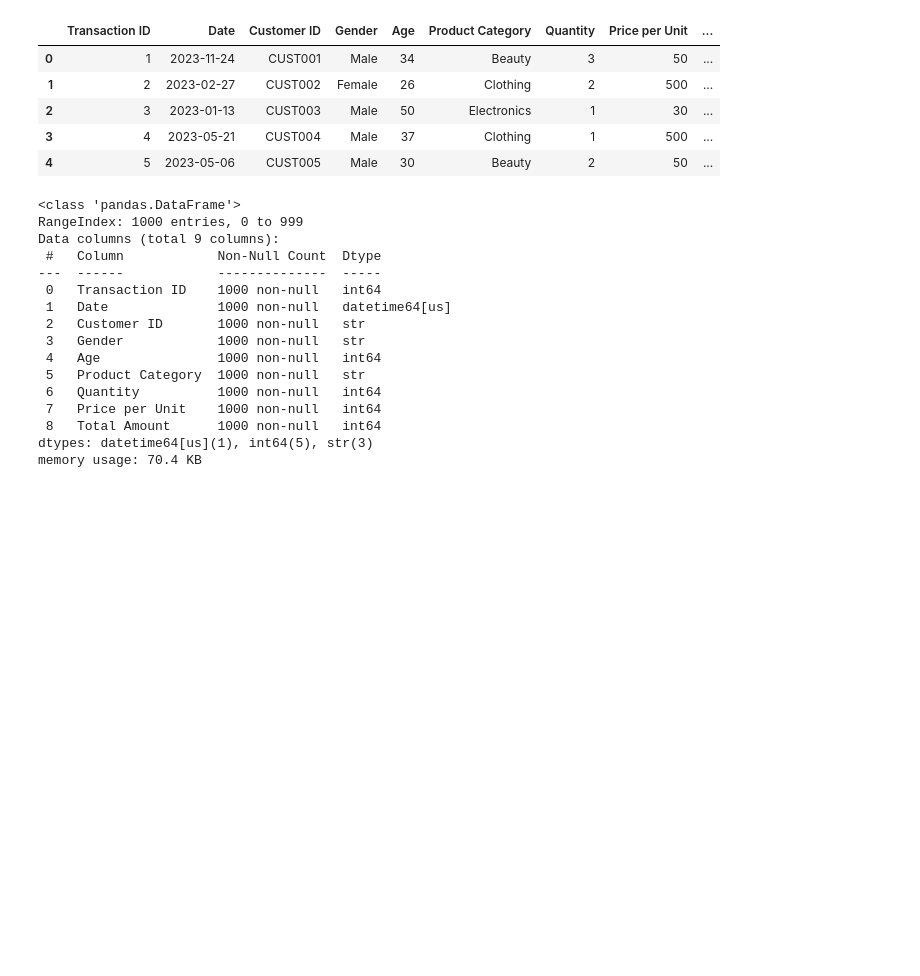
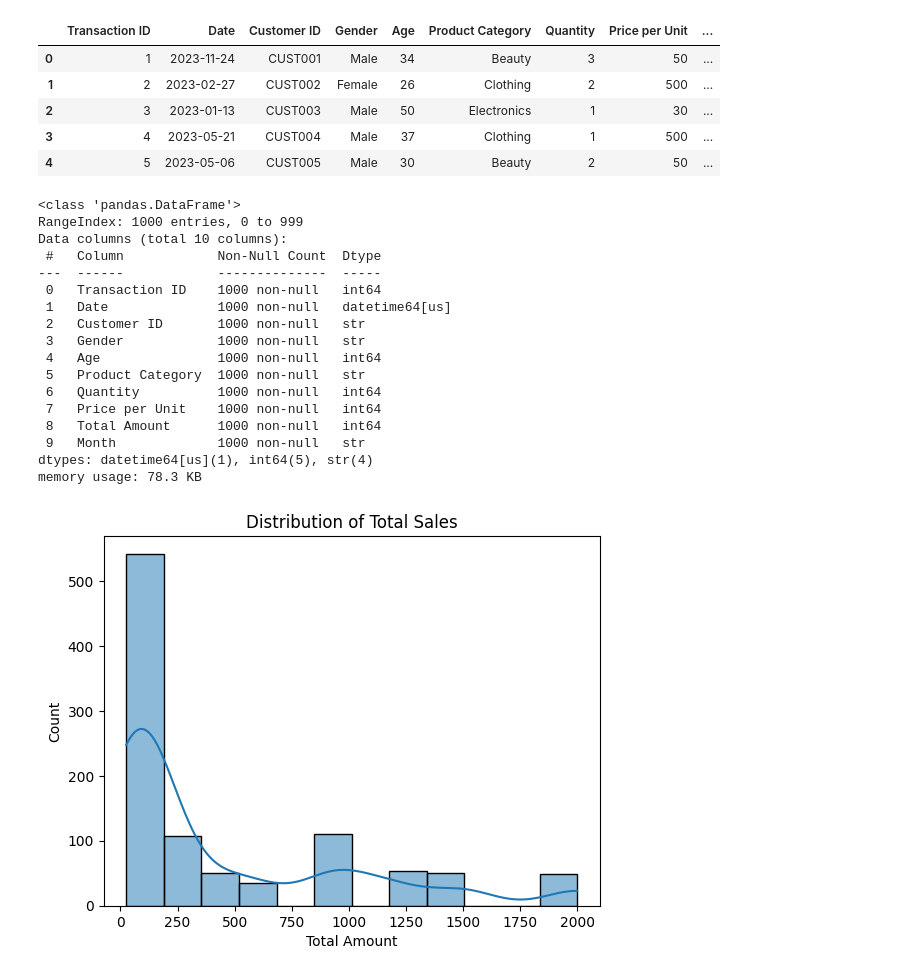
Before and after one commit to Miruthula122/Inventory-Dashboard, a Jupyter notebook: Notebooks/data_cleaning.ipynb, the cells around one changed output. Drawn from its saved outputs; the diff is of its cells as text; code cells hidden in the pictures; blank space fills up the shorter version.

Commit message:
Data Visualization Created

```diff
--- a/Notebooks/data_cleaning.ipynb
+++ b/Notebooks/data_cleaning.ipynb
@@ -49,6 +49,7 @@ df = df.dropna()
 df = df.drop_duplicates()
 # %%
 df['Date'] = pd.to_datetime(df['Date'])
+df['Month'] = df['Date'].dt.month_name()
 # %%
 print("Mean:", round(df['Total Amount'].mean(), 2))
 # %% [output]
@@ -89,7 +90,7 @@ df.info()
 # %% [output]
 <class 'pandas.DataFrame'>
 RangeIndex: 1000 entries, 0 to 999
-Data columns (total 9 columns):
+Data columns (total 10 columns):
  #   Column            Non-Null Count  Dtype
 ---  ------            --------------  -----
  0   Transaction ID    1000 non-null   int64
@@ -101,5 +102,6 @@ Data columns (total 9 columns):
  6   Quantity          1000 non-null   int64
  7   Price per Unit    1000 non-null   int64
  8   Total Amount      1000 non-null   int64
-dtypes: datetime64[us](1), int64(5), str(3)
-memory usage: 70.4 KB
+ 9   Month             1000 non-null   str
+dtypes: datetime64[us](1), int64(5), str(4)
+memory usage: 78.3 KB
@@ -105,0 +111,6 @@ memory usage: 70.4 KB
+# %%
+sns.histplot(df['Total Amount'], kde=True)
+plt.title("Distribution of Total Sales")
+plt.show()
+# %% [output]
+[figure, added]
```
Also changed, not shown: parts of 6 cells of this notebook.
